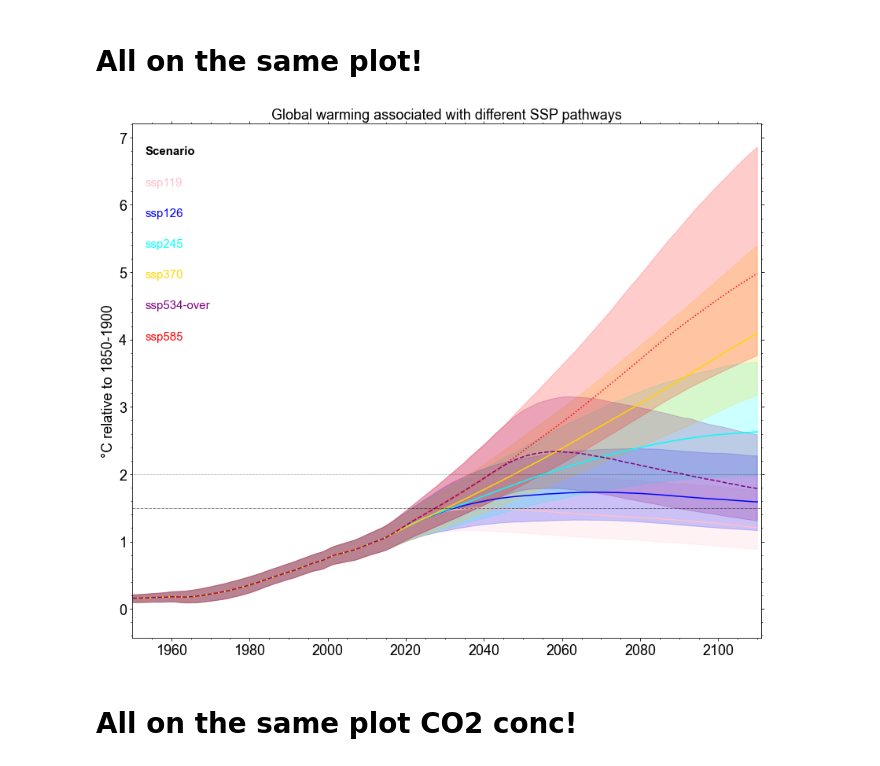
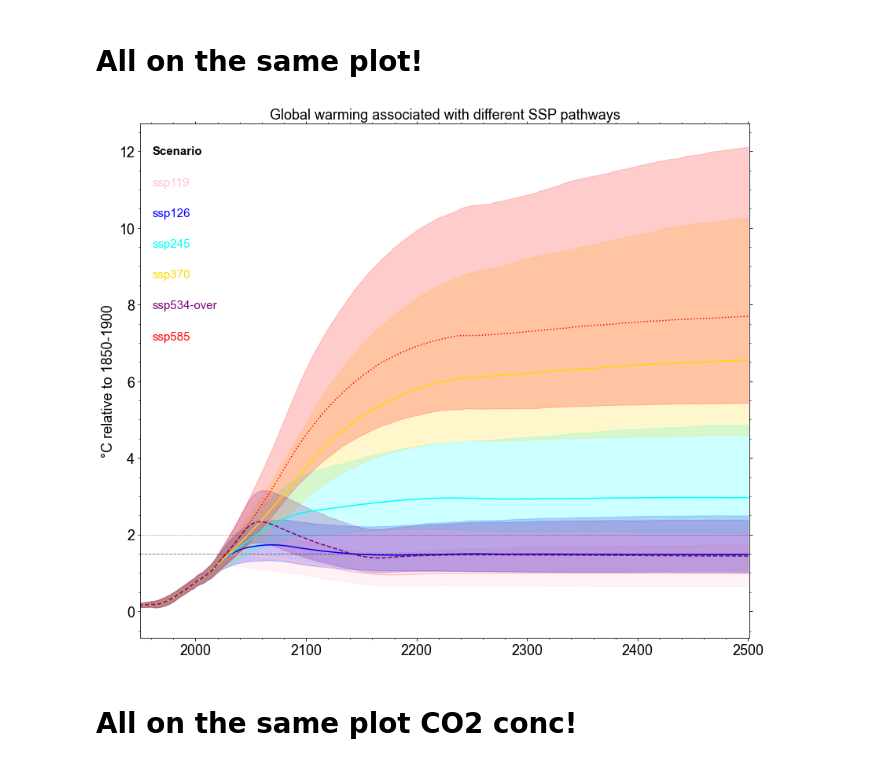
Before and after one commit to camillamathison/FaIR-Spice, a Jupyter notebook: notebooks/run-fair-ar6-ssps-forPRIME.ipynb, the cells around one changed output. Cells and saved outputs as stored; diff of their text form; code cells hidden in the pictures.

Commit message:
Updated to run using all of the RCMIP data to 2500

```diff
--- a/notebooks/run-fair-ar6-ssps-forPRIME.ipynb
+++ b/notebooks/run-fair-ar6-ssps-forPRIME.ipynb
@@ -235,7 +281,7 @@ pl.legend()
 results_out = {}
 # %%
 updated_config = []
-for i, cfg in enumerate(config_list):
+for i, cfg in enumerate(extended_data):
     updated_config.append({})
     for key, value in cfg.items():
         if isinstance(value, list):
@@ -379,7 +425,7 @@ for scenario in scenarios:
     results_out[scenario]={}
 
     updated_config = []
-    for i, cfg in enumerate(config_list):
+    for i, cfg in enumerate(extended_data):
         updated_config.append({})
         for key, value in cfg.items():
             if isinstance(value, list):
@@ -419,8 +465,8 @@ for scenario in scenarios:
     results_out[scenario]['F_aer'] = f_aer
     results_out[scenario]['F_tot'] = f_tot
 
-    pl.fill_between(np.arange(1750,2111), np.percentile(results_out[scenario]['temp'], 5, axis=1), np.percentile(results_out[scenario]['temp'], 95, axis=1),alpha=0.2)
-    pl.plot(np.arange(1750,2111), np.percentile(results_out[scenario]['temp'], 50, axis=1))
+    pl.fill_between(np.arange(1750,2501), np.percentile(results_out[scenario]['temp'], 5, axis=1), np.percentile(results_out[scenario]['temp'], 95, axis=1),alpha=0.2)
+    pl.plot(np.arange(1750,2501), np.percentile(results_out[scenario]['temp'], 50, axis=1))
     pl.grid()
     pl.legend(bbox_to_anchor=(1.01, 1), loc='upper left')
 # %% [output]
@@ -440,7 +486,7 @@ No artists with labels found to put in legend.  Note that artists whose label st
 # %%
 for scenario in scenarios:
-    pl.fill_between(np.arange(1750,2111), np.percentile(results_out[scenario]['temp'], 5, axis=1), np.percentile(results_out[scenario]['temp'], 95, axis=1),alpha=0.2)
-    pl.plot(np.arange(1750,2111), np.percentile(results_out[scenario]['temp'], 50, axis=1), label=scenario)
+    pl.fill_between(np.arange(1750,2501), np.percentile(results_out[scenario]['temp'], 5, axis=1), np.percentile(results_out[scenario]['temp'], 95, axis=1),alpha=0.2)
+    pl.plot(np.arange(1750,2501), np.percentile(results_out[scenario]['temp'], 50, axis=1), label=scenario)
     pl.grid()
 pl.legend(bbox_to_anchor=(1.01, 1), loc='upper left')
 # %% [output]
@@ -449,9 +495,9 @@ pl.legend(bbox_to_anchor=(1.01, 1), loc='upper left')
 # %%
 for scenario in scenarios:
     print (scenario)
-    pl.fill_between(np.arange(1750,2111), np.percentile(results_out[scenario]['temp'], 5, axis=1),
+    pl.fill_between(np.arange(1750,2501), np.percentile(results_out[scenario]['temp'], 5, axis=1),
                     np.percentile(results_out[scenario]['temp'], 95, axis=1))
-    pl.plot(np.arange(1750,2111), np.percentile(results_out[scenario]['temp'], 50, axis=1), color='k')
+    pl.plot(np.arange(1750,2501), np.percentile(results_out[scenario]['temp'], 50, axis=1), color='k')
     #pl.plot(temp_df.index, temp_df.temp, color='r')
     pl.grid()
     pl.pause(5)
@@ -500,37 +546,37 @@ fig, ax = pl.subplots(figsize=(12, 10))
 ax.tick_params(axis='both', which='major', labelsize=18)
 ax.tick_params(axis='both', which='minor', labelsize=18)
 ax.text(0.02, 0.94, 'Scenario', fontweight='bold', fontsize=15, transform=ax.transAxes)
 for i, scenario in enumerate(scenarios):
-    ax.fill_between(np.arange(1750,2111), np.percentile(results_out[scenario]['temp'][0:361,:], 5, axis=1), np.percentile(results_out[scenario]['temp'][0:361,:], 95, axis=1), color=colors[scenario], alpha=0.2)
-    ax.plot(np.arange(1750, 2111), np.median(results_out[scenario]['temp'][0:361,:] , axis=1), color=colors[scenario], label=labels[scenario], linestyle=linestyle[scenario])
+    ax.fill_between(np.arange(1750,2501), np.percentile(results_out[scenario]['temp'][0:751,:], 5, axis=1), np.percentile(results_out[scenario]['temp'][0:751,:], 95, axis=1), color=colors[scenario], alpha=0.2)
+    ax.plot(np.arange(1750, 2501), np.median(results_out[scenario]['temp'][0:751,:] , axis=1), color=colors[scenario], label=labels[scenario], linestyle=linestyle[scenario])
     ax.text(0.02, 0.88-0.06*i, labels[scenario], color=colors[scenario], transform=ax.transAxes, fontsize=15)
 #ax.legend(fontsize=10);
 ax.set_ylabel('°C relative to 1850-1900', fontsize=18);
 ax.set_title('Global warming associated with different SSP pathways', fontsize=18);
-ax.set_xlim(1950, 2111)
+ax.set_xlim(1950, 2501)
 #ax.set_ylim(-0.5, 1.5)
 
 from matplotlib import ticker
 
 #ax1 = ax.twinx()
 #positions = np.arange(0.75, 2.76, 0.25)
 
 #ax1.yaxis.set_major_locator(ticker.FixedLocator(positions))
 
 #ax1.set_ylim(0.75,2.75)
 #ax1.spines['right'].set_color('gray')
 #ax1.tick_params(axis='y', colors='gray')
 #ax1.set_ylabel('°C relative to 1850-1900', color='gray', fontsize=18)
 
 
 #ax.axhline(0, ls=':', color='k', lw=0.5)
 ax.axhline(1.5, ls='-.', color='k', lw=0.5)
 #ax1.axhline(1.75, ls='-.', color='k', lw=0.5)
 ax.axhline(2.0, ls=':', color='k', lw=0.5)
 fig.tight_layout()
 pl.savefig('../plots/ssp_temps.png', dpi=500, transparent=False)
 # %% [output]
-[figure, old version]
+[figure, new version]
 # %% [markdown]
 # All on the same plot CO2 conc!
 # %%
```
Also changed, not shown: parts of 19 cells of this notebook.
